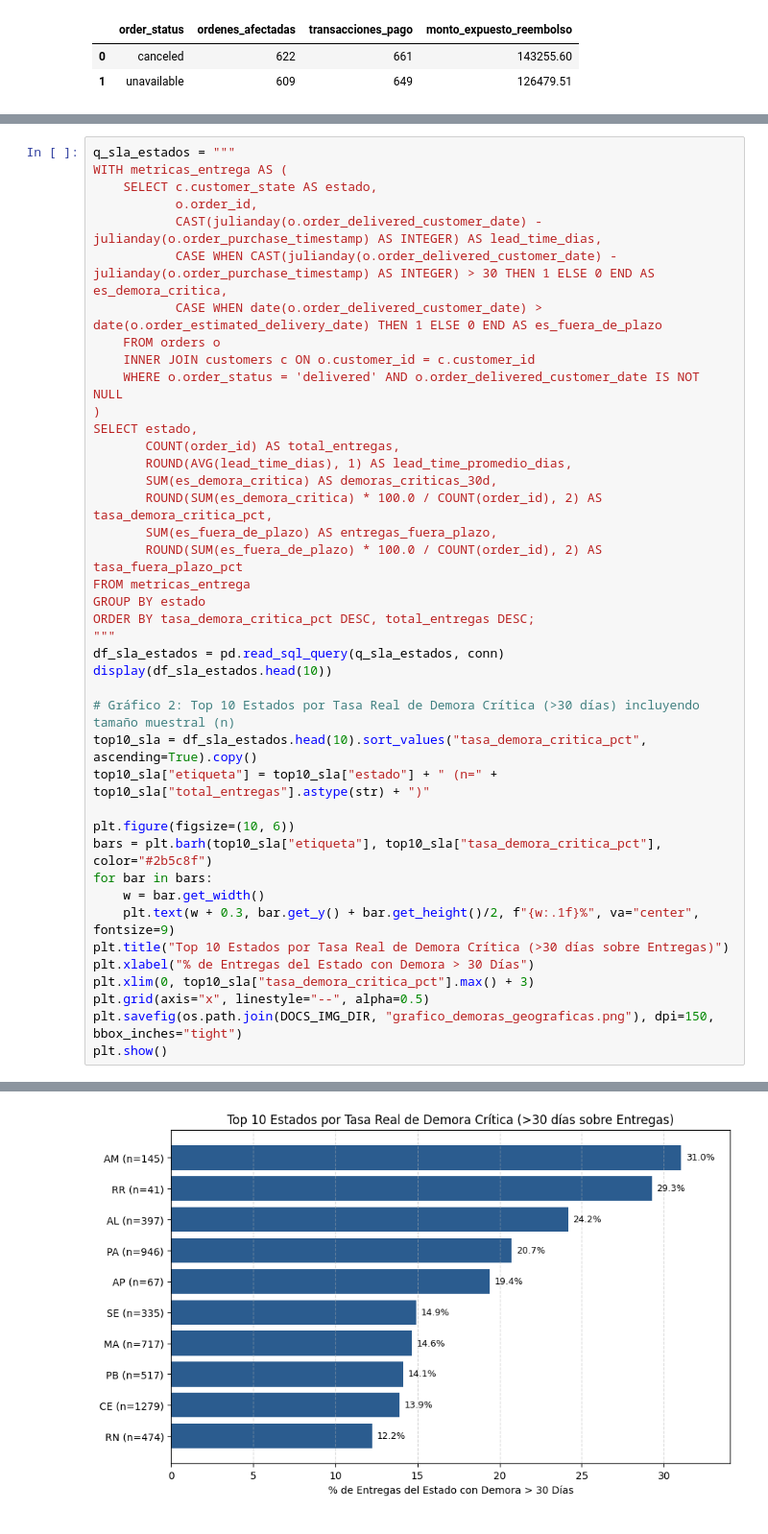
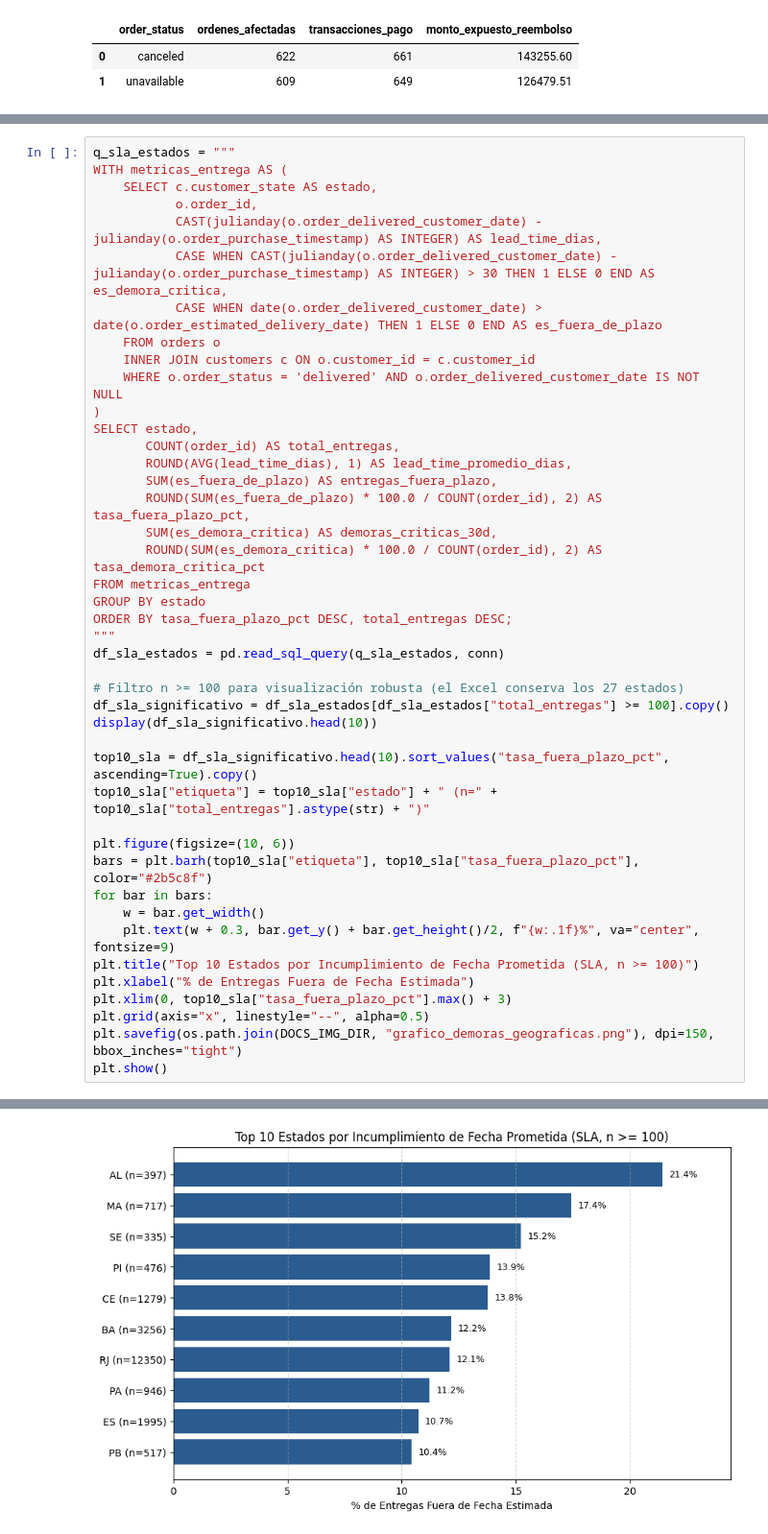
Before and after one commit to Jmonse/Auditoria-Olist-Ecommerce, a Jupyter notebook: notebooks/01_Auditoria_Olist.ipynb, the cells around one changed output, grey strips where cells are left out. Shown at 96% size. Saved outputs shown, nothing was run; the diff lists cells and outputs as text.

```diff
--- a/notebooks/01_Auditoria_Olist.ipynb
+++ b/notebooks/01_Auditoria_Olist.ipynb
@@ -159,29 +173,31 @@ WITH metricas_entrega AS (
 SELECT estado,
        COUNT(order_id) AS total_entregas,
        ROUND(AVG(lead_time_dias), 1) AS lead_time_promedio_dias,
+       SUM(es_fuera_de_plazo) AS entregas_fuera_plazo,
+       ROUND(SUM(es_fuera_de_plazo) * 100.0 / COUNT(order_id), 2) AS tasa_fuera_plazo_pct,
        SUM(es_demora_critica) AS demoras_criticas_30d,
-       ROUND(SUM(es_demora_critica) * 100.0 / COUNT(order_id), 2) AS tasa_demora_critica_pct,
-       SUM(es_fuera_de_plazo) AS entregas_fuera_plazo,
-       ROUND(SUM(es_fuera_de_plazo) * 100.0 / COUNT(order_id), 2) AS tasa_fuera_plazo_pct
+       ROUND(SUM(es_demora_critica) * 100.0 / COUNT(order_id), 2) AS tasa_demora_critica_pct
 FROM metricas_entrega
 GROUP BY estado
-ORDER BY tasa_demora_critica_pct DESC, total_entregas DESC;
+ORDER BY tasa_fuera_plazo_pct DESC, total_entregas DESC;
 """
 df_sla_estados = pd.read_sql_query(q_sla_estados, conn)
-display(df_sla_estados.head(10))
 
-# Gráfico 2: Top 10 Estados por Tasa Real de Demora Crítica (>30 días) incluyendo tamaño muestral (n)
-top10_sla = df_sla_estados.head(10).sort_values("tasa_demora_critica_pct", ascending=True).copy()
+# Filtro n >= 100 para visualización robusta (el Excel conserva los 27 estados)
+df_sla_significativo = df_sla_estados[df_sla_estados["total_entregas"] >= 100].copy()
+display(df_sla_significativo.head(10))
+
+top10_sla = df_sla_significativo.head(10).sort_values("tasa_fuera_plazo_pct", ascending=True).copy()
 top10_sla["etiqueta"] = top10_sla["estado"] + " (n=" + top10_sla["total_entregas"].astype(str) + ")"
 
 plt.figure(figsize=(10, 6))
-bars = plt.barh(top10_sla["etiqueta"], top10_sla["tasa_demora_critica_pct"], color="#2b5c8f")
+bars = plt.barh(top10_sla["etiqueta"], top10_sla["tasa_fuera_plazo_pct"], color="#2b5c8f")
 for bar in bars:
     w = bar.get_width()
     plt.text(w + 0.3, bar.get_y() + bar.get_height()/2, f"{w:.1f}%", va="center", fontsize=9)
-plt.title("Top 10 Estados por Tasa Real de Demora Crítica (>30 días sobre Entregas)")
-plt.xlabel("% de Entregas del Estado con Demora > 30 Días")
-plt.xlim(0, top10_sla["tasa_demora_critica_pct"].max() + 3)
+plt.title("Top 10 Estados por Incumplimiento de Fecha Prometida (SLA, n >= 100)")
+plt.xlabel("% de Entregas Fuera de Fecha Estimada")
+plt.xlim(0, top10_sla["tasa_fuera_plazo_pct"].max() + 3)
 plt.grid(axis="x", linestyle="--", alpha=0.5)
 plt.savefig(os.path.join(DOCS_IMG_DIR, "grafico_demoras_geograficas.png"), dpi=150, bbox_inches="tight")
 plt.show()
@@ -200,2 +216,2 @@ plt.show()
-[figure, old version]
+[figure, new version]
 # %% [markdown]
```
Also changed, not shown: parts of 7 cells of this notebook, 5 other files.
